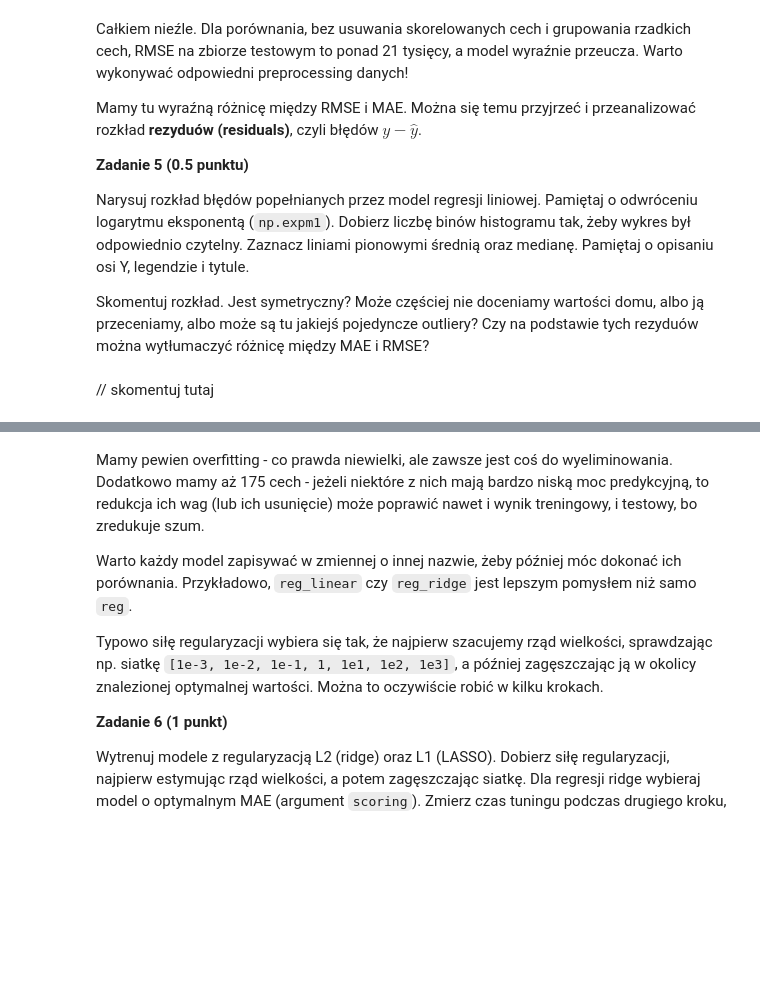
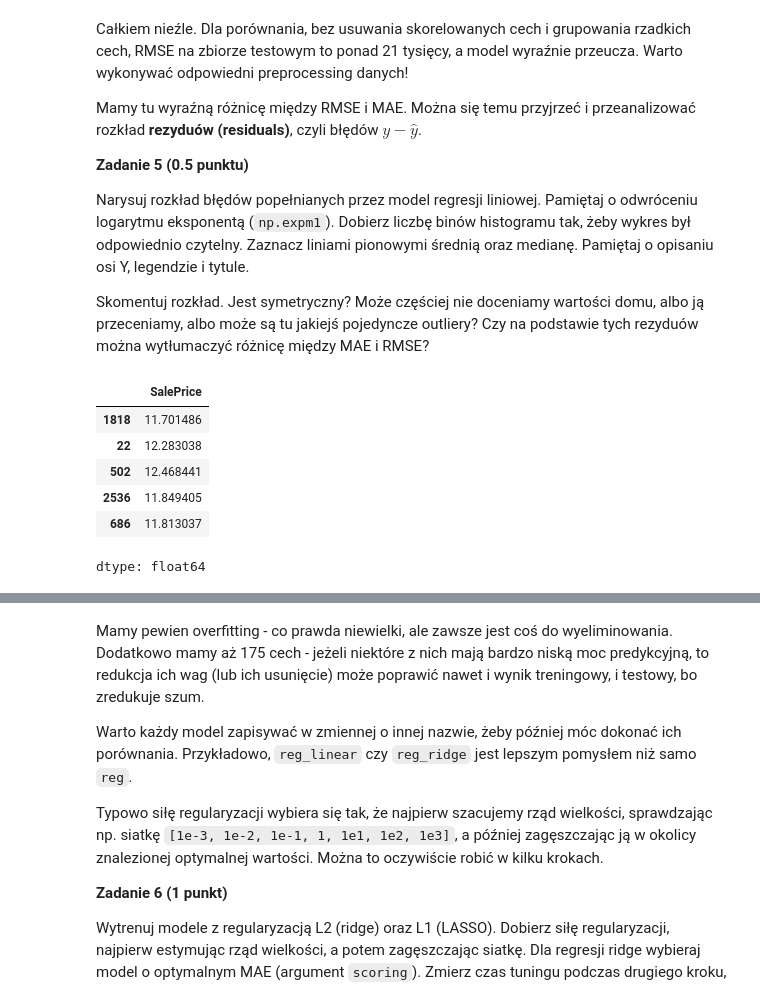
Before and after one commit to wiktorperczak/podstawy-uczenia-maszynowego-24-25, a Jupyter notebook: lab1/notebook.ipynb, the cells around one changed output, grey strips where cells are left out. Cells and saved outputs as stored; diff of their text form; code cells hidden in the pictures; blank space fills up the shorter version.

```diff
--- a/lab1/notebook.ipynb
+++ b/lab1/notebook.ipynb
@@ -522,5 +546,13 @@ Mamy tu wyraźną różnicę między RMSE i MAE. Można się temu przyjrzeć i p
 Narysuj rozkład błędów popełnianych przez model regresji liniowej. Pamiętaj o odwróceniu logarytmu eksponentą (`np.expm1`). Dobierz liczbę binów histogramu tak, żeby wykres był odpowiednio czytelny. Zaznacz liniami pionowymi średnią oraz medianę. Pamiętaj o opisaniu osi Y, legendzie i tytule.
 
 Skomentuj rozkład. Jest symetryczny? Może częściej nie doceniamy wartości domu, albo ją przeceniamy, albo może są tu jakiejś pojedyncze outliery? Czy na podstawie tych rezyduów można wytłumaczyć różnicę między MAE i RMSE?
-# %% [markdown]
-// skomentuj tutaj
+# %%
+y_test.head()
+# %% [output]
+|  | SalePrice |
+| 1818 | 11.701486 |
+| 22 | 12.283038 |
+| 502 | 12.468441 |
+| 2536 | 11.849405 |
+| 686 | 11.813037 |
+dtype: float64
```
Also changed, not shown: parts of 43 cells of this notebook.
